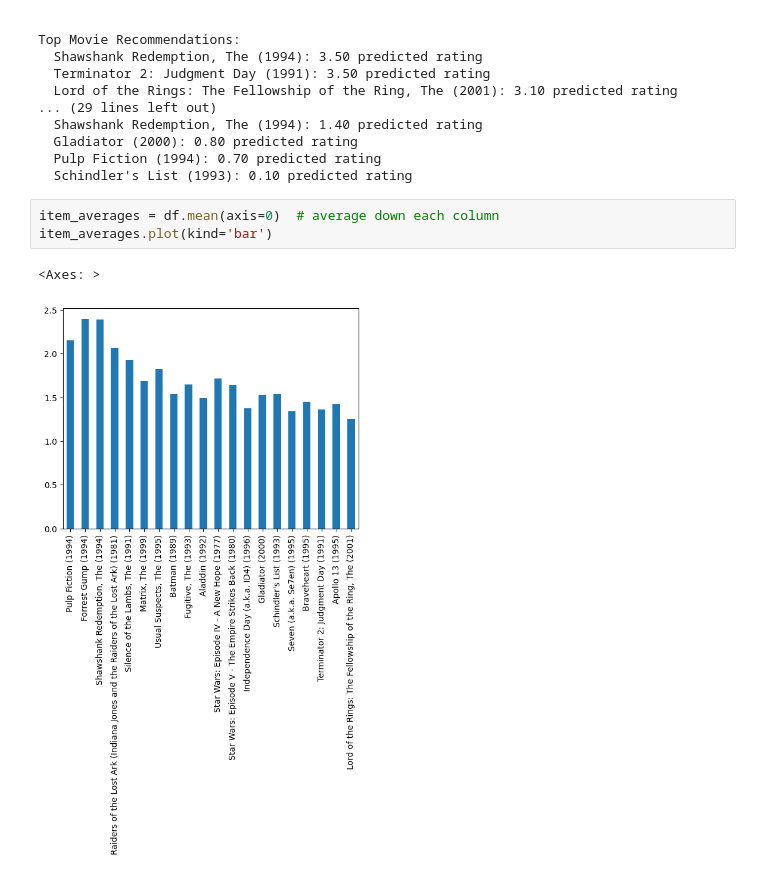
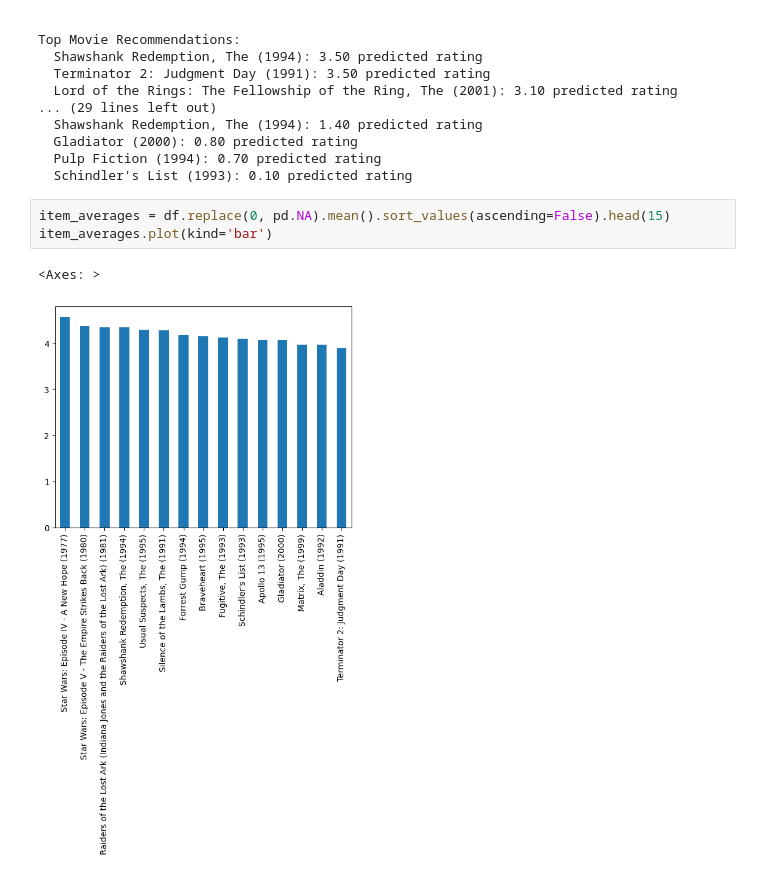
Before and after one commit to Burkifa23/linear_algebra_final_project, a Jupyter notebook: main.ipynb, the cells around one changed output. Cells and saved outputs as stored; diff of their text form.

Commit message:
chore: fixed plotting error

```diff
--- a/main.ipynb
+++ b/main.ipynb
@@ -243,8 +243,8 @@ Top Movie Recommendations:
   Pulp Fiction (1994): 0.70 predicted rating
   Schindler's List (1993): 0.10 predicted rating
 # %%
-item_averages = df.mean(axis=0)  # average down each column
+item_averages = df.replace(0, pd.NA).mean().sort_values(ascending=False).head(15)
 item_averages.plot(kind='bar')
 # %% [output]
 <Axes: >
-[figure, old version]
+[figure, new version]
```
Also changed, not shown: 1 other file.
